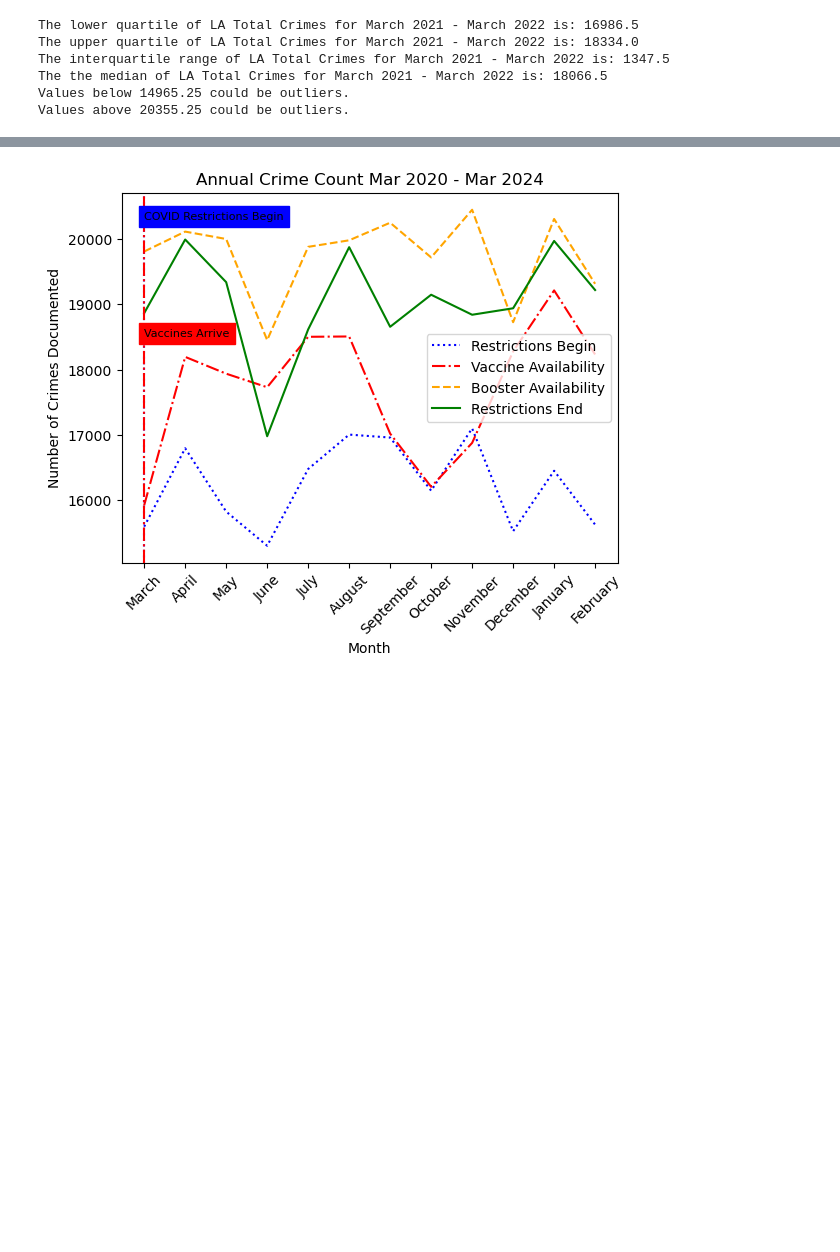
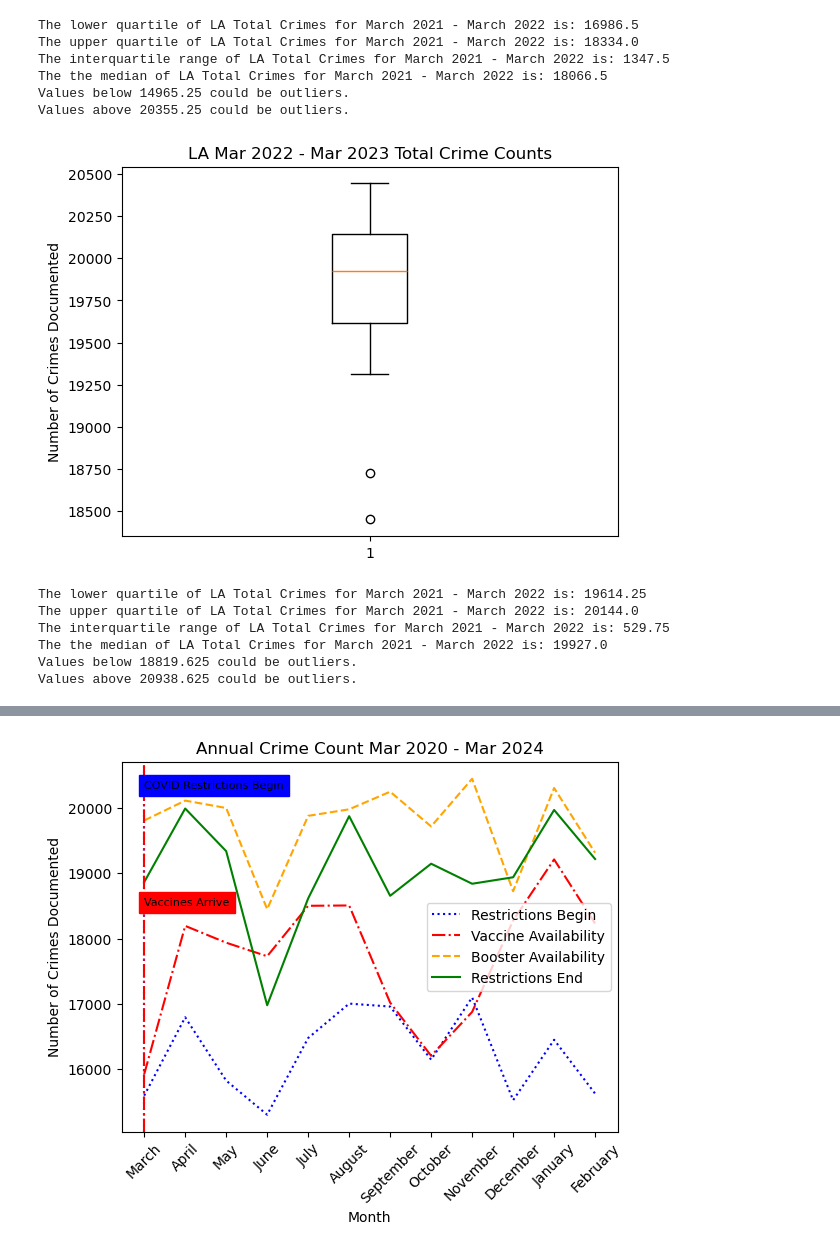
Before and after one commit to wiseorcool/Project-1-Team-4, a Jupyter notebook: 14042024_P1 YS/Project-1-Team-4-Brendan-s-Branch/April 10th Initial Graphs/Working_Refined_ish.ipynb, the cells around one changed output, grey strips where cells are left out. Saved outputs shown, nothing was run; the diff lists cells and outputs as text; code cells hidden in the pictures; blank space fills up the shorter version.

```diff
--- a/14042024_P1 YS/Project-1-Team-4-Brendan-s-Branch/April 10th Initial Graphs/Working_Refined_ish.ipynb
+++ b/14042024_P1 YS/Project-1-Team-4-Brendan-s-Branch/April 10th Initial Graphs/Working_Refined_ish.ipynb
@@ -1223,3 +1231,36 @@ The interquartile range of LA Total Crimes for March 2021 - March 2022 is: 1347.
 The the median of LA Total Crimes for March 2021 - March 2022 is: 18066.5
 Values below 14965.25 could be outliers.
 Values above 20355.25 could be outliers.
+# %%
+box2223_count = sum2022["Total Counts"]
+
+fig1_2223, ax1_2223 = plt.subplots()
+ax1_2223.set_title('LA Mar 2022 - Mar 2023 Total Crime Counts')
+ax1_2223.set_ylabel('Number of Crimes Documented')
+ax1_2223.boxplot(box2223_count, showfliers=True)
+plt.show()
+# %% [output]
+[figure, added]
+# %%
+#2023 Total Quartiles and Outliers
+quartiles2223 = box2223_count.quantile([.25,.5,.75])
+lowerq2223 = quartiles2223[0.25]
+upperq2223 = quartiles2223[0.75]
+iqr2223 = upperq2223-lowerq2223
+
+print(f"The lower quartile of LA Total Crimes for March 2021 - March 2022 is: {lowerq2223}")
+print(f"The upper quartile of LA Total Crimes for March 2021 - March 2022 is: {upperq2223}")
+print(f"The interquartile range of LA Total Crimes for March 2021 - March 2022 is: {iqr2223}")
+print(f"The the median of LA Total Crimes for March 2021 - March 2022 is: {quartiles2223[0.5]} ")
+
+lower_bound = lowerq2223 - (1.5*iqr2223)
+upper_bound = upperq2223 + (1.5*iqr2223)
+print(f"Values below {lower_bound} could be outliers.")
+print(f"Values above {upper_bound} could be outliers.")
+# %% [output]
+The lower quartile of LA Total Crimes for March 2021 - March 2022 is: 19614.25
+The upper quartile of LA Total Crimes for March 2021 - March 2022 is: 20144.0
+The interquartile range of LA Total Crimes for March 2021 - March 2022 is: 529.75
+The the median of LA Total Crimes for March 2021 - March 2022 is: 19927.0
+Values below 18819.625 could be outliers.
+Values above 20938.625 could be outliers.
```
Also changed, not shown: parts of 6 cells of this notebook, 2 other files.
